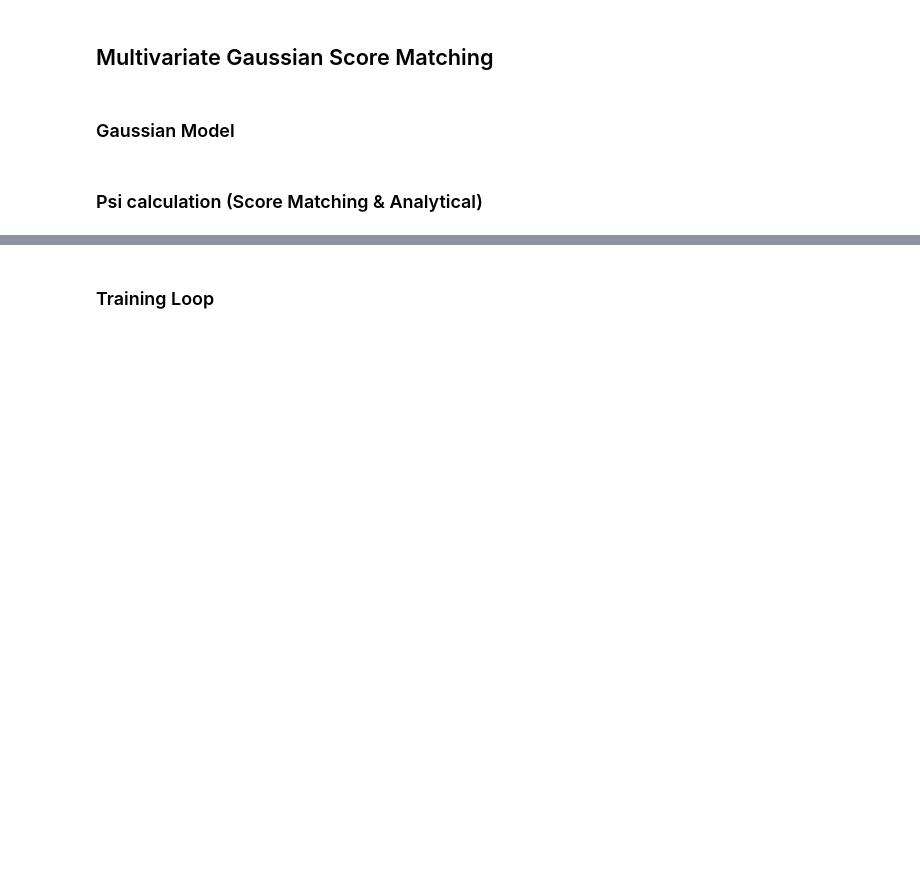
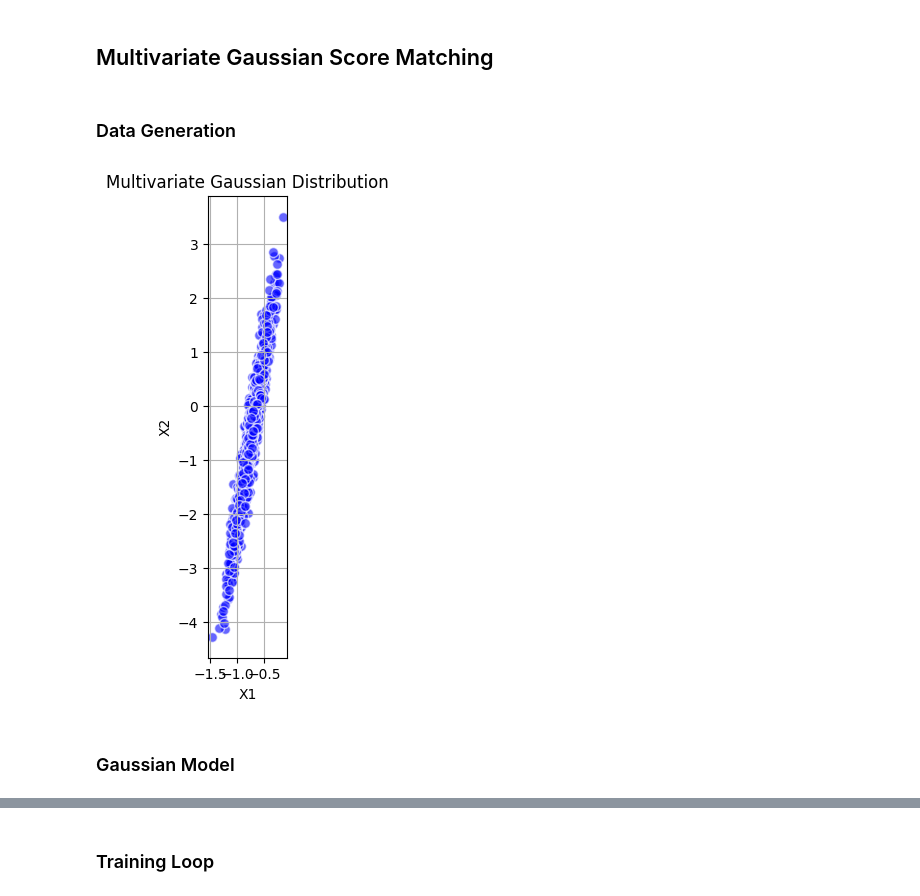
Before and after one commit to katonapng/score_matching, a Jupyter notebook: score_matching_gaussian.ipynb, the cells around one changed output, grey strips where cells are left out. Cells and saved outputs as stored; diff of their text form; code cells hidden in the pictures; blank space fills up the shorter version.

```diff
--- a/score_matching_gaussian.ipynb
+++ b/score_matching_gaussian.ipynb
@@ -226,3 +230,5 @@ No statistically significant difference in estimated means.
 No statistically significant difference in estimated variances.
 # %% [markdown]
 ## Multivariate Gaussian Score Matching
+# %% [markdown]
+### Data Generation
@@ -229,3 +259,14 @@ No statistically significant difference in estimated variances.
+# %%
+plt.figure(figsize=(8, 6))
+plt.scatter(X_train[0][:, 0], X_train[0][:, 1], c='blue', alpha=0.6, edgecolors='w', s=50)
+plt.title("Multivariate Gaussian Distribution")
+plt.xlabel("X1")
+plt.ylabel("X2")
+plt.grid(True)
+plt.gca().set_aspect('equal', adjustable='box')
+plt.show()
+# %% [output]
+[figure, added]
 # %% [markdown]
 ### Gaussian Model
 # %%
@@ -245,2 +335,0 @@ class Gaussian(nn.Module):
-# %% [markdown]
-### Psi calculation (Score Matching & Analytical)
```
Also changed, not shown: parts of 34 cells of this notebook.
